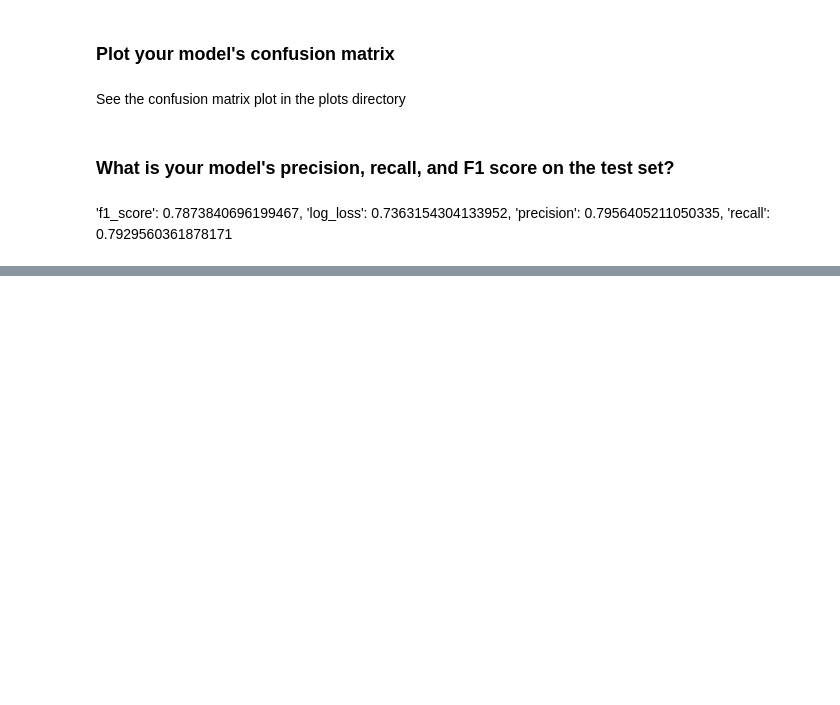
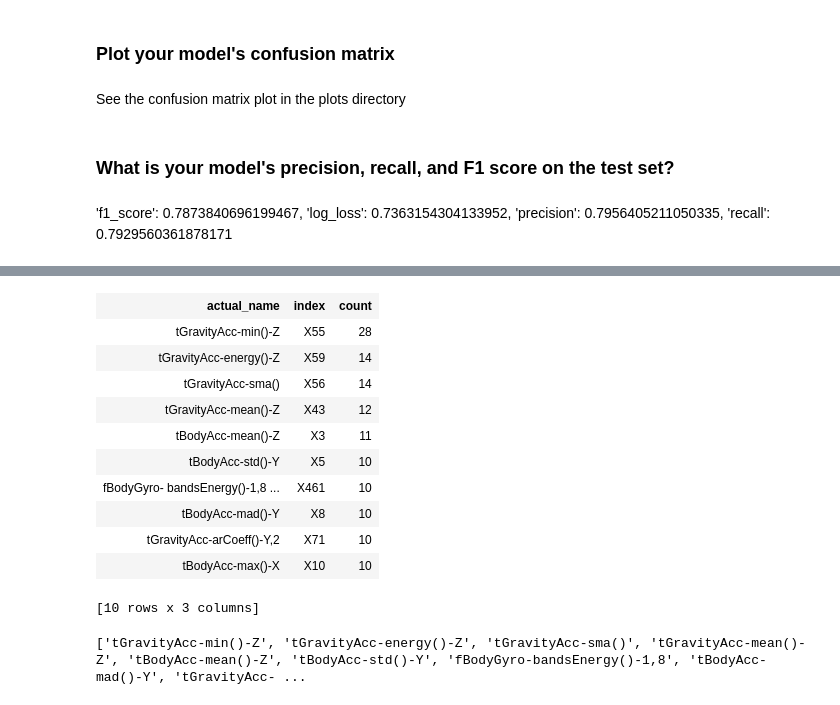
Before and after one commit to yorktronic/data_science, a Jupyter notebook: thinkful/Unit4/decision-trees/decision-trees-black-box.ipynb, the cells around one changed output, grey strips where cells are left out. Saved outputs shown, nothing was run; the diff lists cells and outputs as text; code cells hidden in the pictures; blank space fills up the shorter version.

```diff
--- a/thinkful/Unit4/decision-trees/decision-trees-black-box.ipynb
+++ b/thinkful/Unit4/decision-trees/decision-trees-black-box.ipynb
@@ -207,0 +360,21 @@ See the confusion matrix plot in the plots directory
+# %%
+important_features = important_features['actual_name', 'name', 'count']
+# %%
+important_features.rename({'name': 'index'})
+# %% [output]
+| actual_name | index | count |
+| tGravityAcc-min()-Z | X55 | 28 |
+| tGravityAcc-energy()-Z | X59 | 14 |
+| tGravityAcc-sma() | X56 | 14 |
+| tGravityAcc-mean()-Z | X43 | 12 |
+| tBodyAcc-mean()-Z | X3 | 11 |
+| tBodyAcc-std()-Y | X5 | 10 |
+| fBodyGyro- bandsEnergy()-1,8 ... | X461 | 10 |
+| tBodyAcc-mad()-Y | X8 | 10 |
+| tGravityAcc-arCoeff()-Y,2 | X71 | 10 |
+| tBodyAcc-max()-X | X10 | 10 |
+[10 rows x 3 columns]
+# %%
+print str(important_features['actual_name'])
+# %% [output]
+['tGravityAcc-min()-Z', 'tGravityAcc-energy()-Z', 'tGravityAcc-sma()', 'tGravityAcc-mean()-Z', 'tBodyAcc-mean()-Z', 'tBodyAcc-std()-Y', 'fBodyGyro-bandsEnergy()-1,8', 'tBodyAcc-mad()-Y', 'tGravityAcc- ...
```
Also changed, not shown: parts of 19 cells of this notebook, 2 other files.
